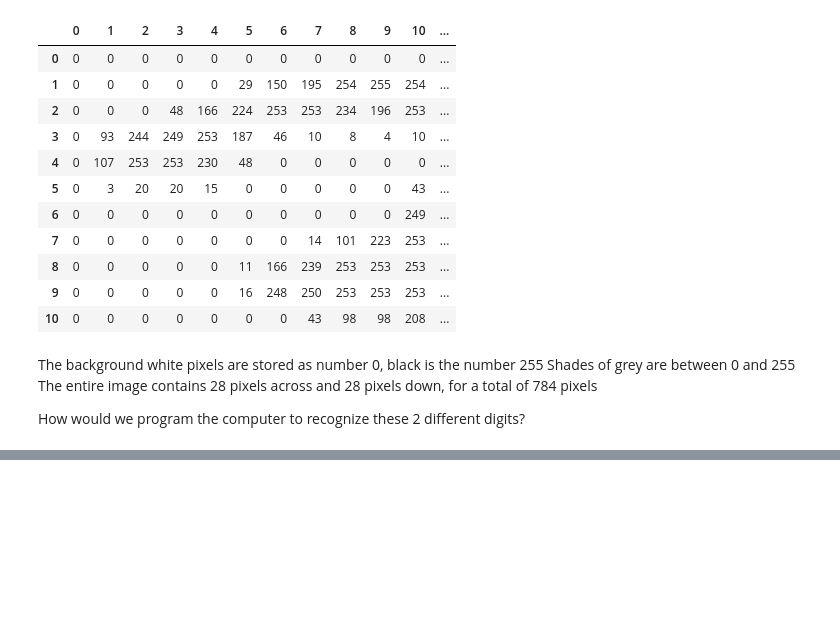
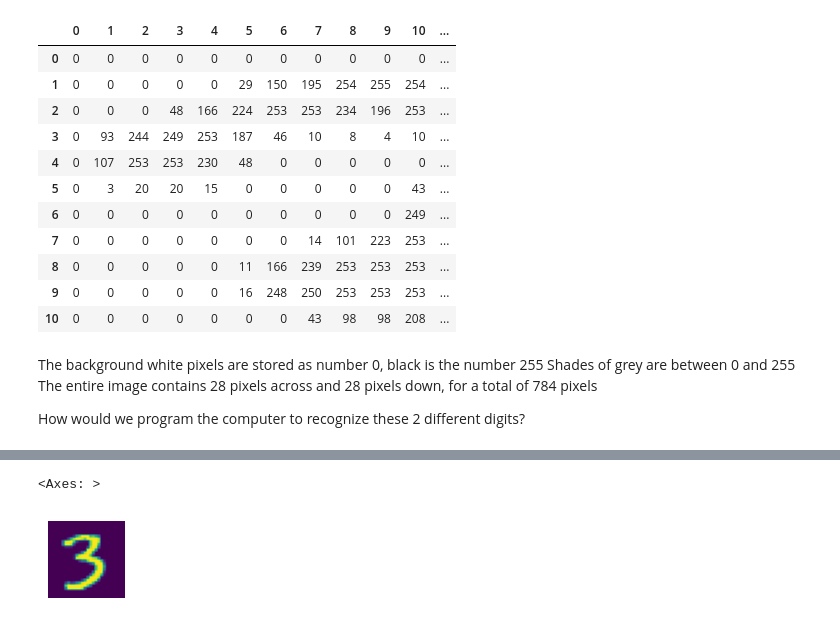
Before and after one commit to JeremyLoh/ml, a Jupyter notebook: fastai/book/chapter4/chapter4.ipynb, the cells around one changed output, grey strips where cells are left out. Drawn from its saved outputs; the diff is of its cells as text; code cells hidden in the pictures; blank space fills up the shorter version.

Commit message:
feat: update fastai chapter 4 till stacked tensor

```diff
--- a/fastai/book/chapter4/chapter4.ipynb
+++ b/fastai/book/chapter4/chapter4.ipynb
@@ -139,0 +146,7 @@ Then to classify an image, we will see which of the two digits they are more sim
+# %%
+# Create a tensor containing all of our 3s stacked together
+# Use python list comprehension to create a plain list of the single image tensors
+seven_tensors = [tensor(Image.open(im7)) for im7 in sevens]
+three_tensors = [tensor(Image.open(im3)) for im3 in threes]
+
+len(three_tensors), len(seven_tensors)
@@ -139,0 +162,7 @@ Then to classify an image, we will see which of the two digits they are more sim
+# %%
+# check that one image looks okay
+# need fastai show_image to display the tensor image, or else jupyter will print the tensor as values
+show_image(three_tensors[1])
+# %% [output]
+<Axes: >
+[figure, added]
```
Also changed, not shown: parts of 11 cells of this notebook.
